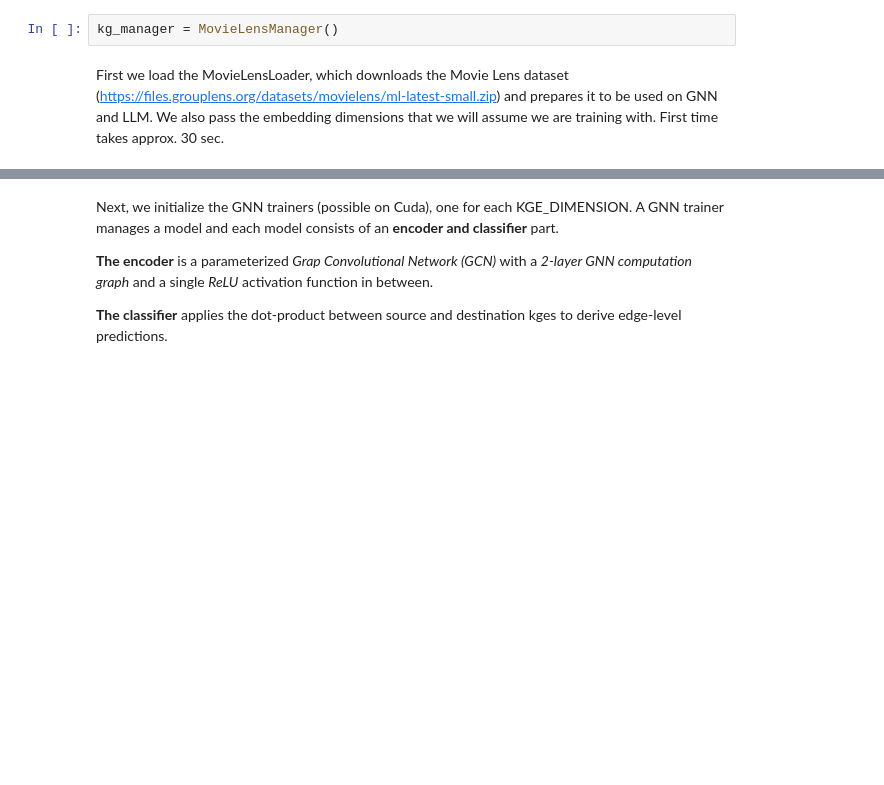
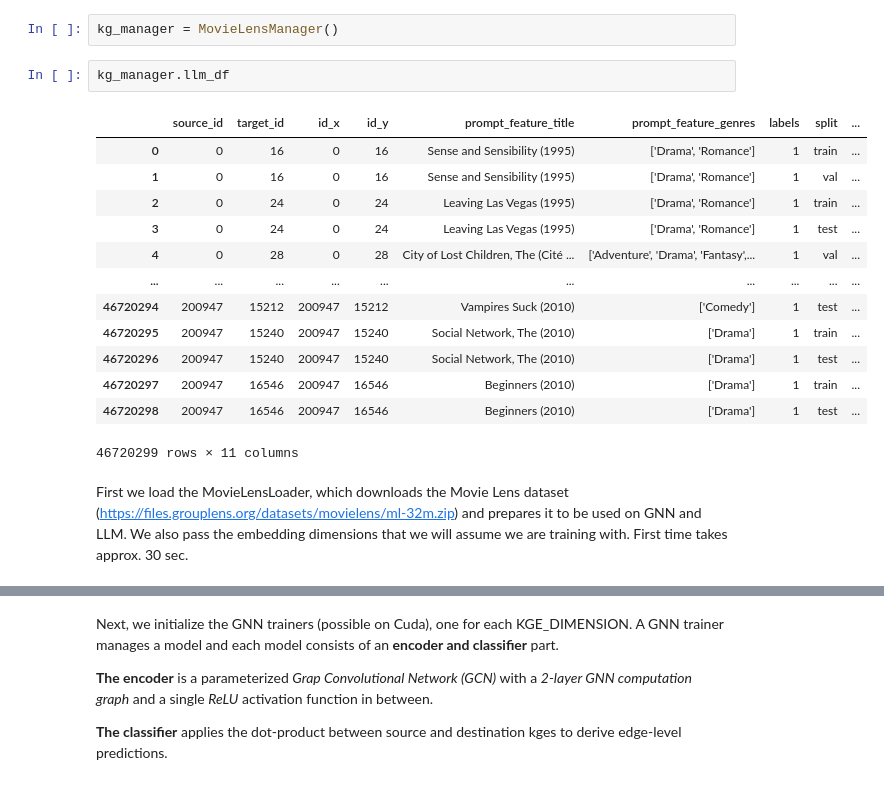
Before and after one commit to AhmadHAW/Hauptprojekt, a Jupyter notebook: training_models.ipynb, the cells around one changed output, grey strips where cells are left out. Saved outputs shown, nothing was run; the diff lists cells and outputs as text; blank space fills up the shorter version.

```diff
--- a/training_models.ipynb
+++ b/training_models.ipynb
@@ -33,8 +34,24 @@ BATCH_SIZE = 256
 We define in advance which **Knowledge Graph Embedding Dimension (KGE_DIMENSION)** the GNN encoder has. We want to determine from which output dimension the GNN encoder can produce embeddings that lead to a significant increase in performance *without exceeding the context length of the LLMs*. In the original tutorial, the KGE_DIMENSION was $64$.
 # %%
 kg_manager = MovieLensManager()
+# %%
+kg_manager.llm_df
+# %% [output]
+|  | source_id | target_id | id_x | id_y | prompt_feature_title | prompt_feature_genres | labels | split | ... |
+| 0 | 0 | 16 | 0 | 16 | Sense and Sensibility (1995) | ['Drama', 'Romance'] | 1 | train | ... |
+| 1 | 0 | 16 | 0 | 16 | Sense and Sensibility (1995) | ['Drama', 'Romance'] | 1 | val | ... |
+| 2 | 0 | 24 | 0 | 24 | Leaving Las Vegas (1995) | ['Drama', 'Romance'] | 1 | train | ... |
+| 3 | 0 | 24 | 0 | 24 | Leaving Las Vegas (1995) | ['Drama', 'Romance'] | 1 | test | ... |
+| 4 | 0 | 28 | 0 | 28 | City of Lost Children, The (Cité ... | ['Adventure', 'Drama', 'Fantasy',... | 1 | val | ... |
+| ... | ... | ... | ... | ... | ... | ... | ... | ... | ... |
+| 46720294 | 200947 | 15212 | 200947 | 15212 | Vampires Suck (2010) | ['Comedy'] | 1 | test | ... |
+| 46720295 | 200947 | 15240 | 200947 | 15240 | Social Network, The (2010) | ['Drama'] | 1 | train | ... |
+| 46720296 | 200947 | 15240 | 200947 | 15240 | Social Network, The (2010) | ['Drama'] | 1 | test | ... |
+| 46720297 | 200947 | 16546 | 200947 | 16546 | Beginners (2010) | ['Drama'] | 1 | train | ... |
+| 46720298 | 200947 | 16546 | 200947 | 16546 | Beginners (2010) | ['Drama'] | 1 | test | ... |
+46720299 rows × 11 columns
 # %% [markdown]
-First we load the MovieLensLoader, which downloads the Movie Lens dataset (https://files.grouplens.org/datasets/movielens/ml-latest-small.zip) and prepares it to be used on GNN and LLM. We also pass the embedding dimensions that we will assume we are training with. First time takes approx. 30 sec.
+First we load the MovieLensLoader, which downloads the Movie Lens dataset (https://files.grouplens.org/datasets/movielens/ml-32m.zip) and prepares it to be used on GNN and LLM. We also pass the embedding dimensions that we will assume we are training with. First time takes approx. 30 sec.
 # %%
 kg_manager.data
 # %% [output]
```
Also changed, not shown: parts of 18 cells of this notebook, 15 other files.
